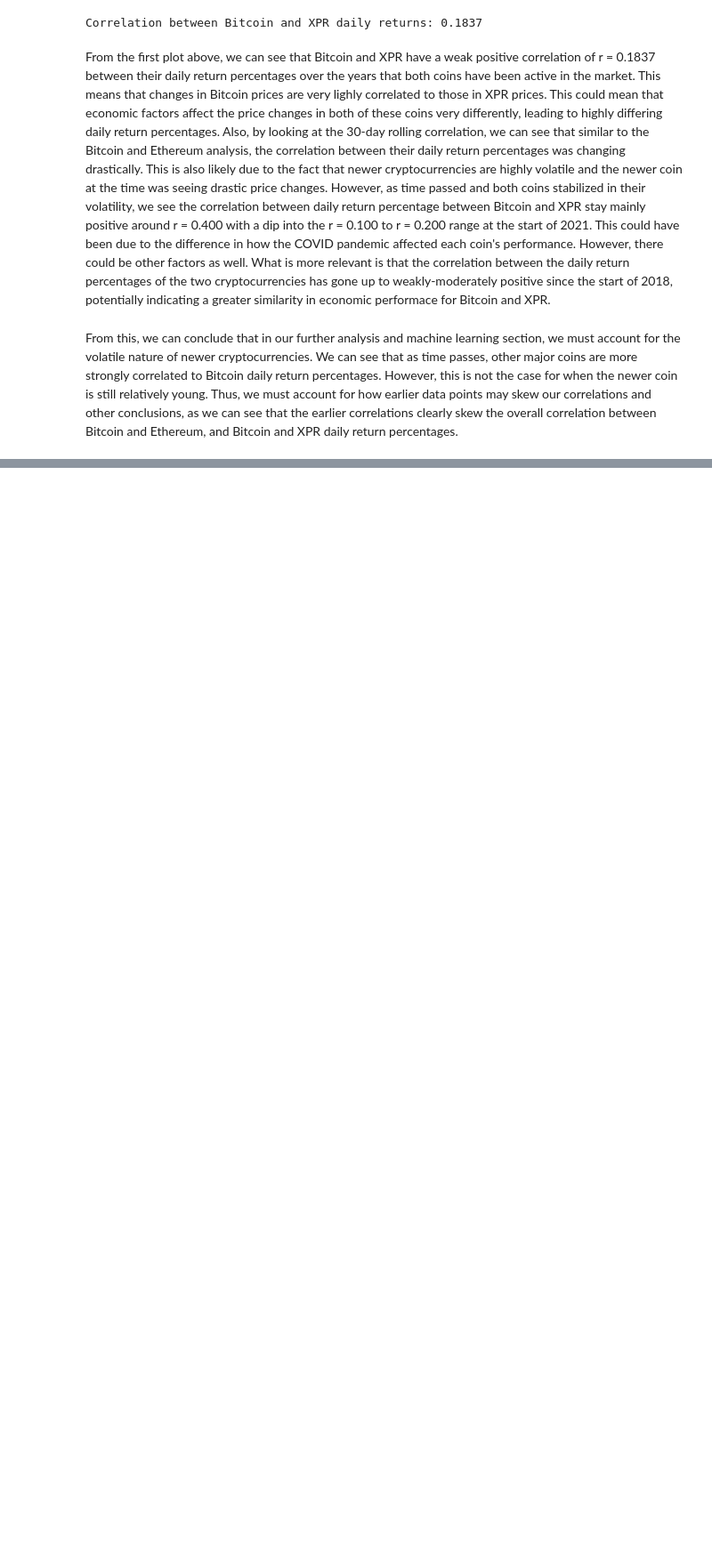
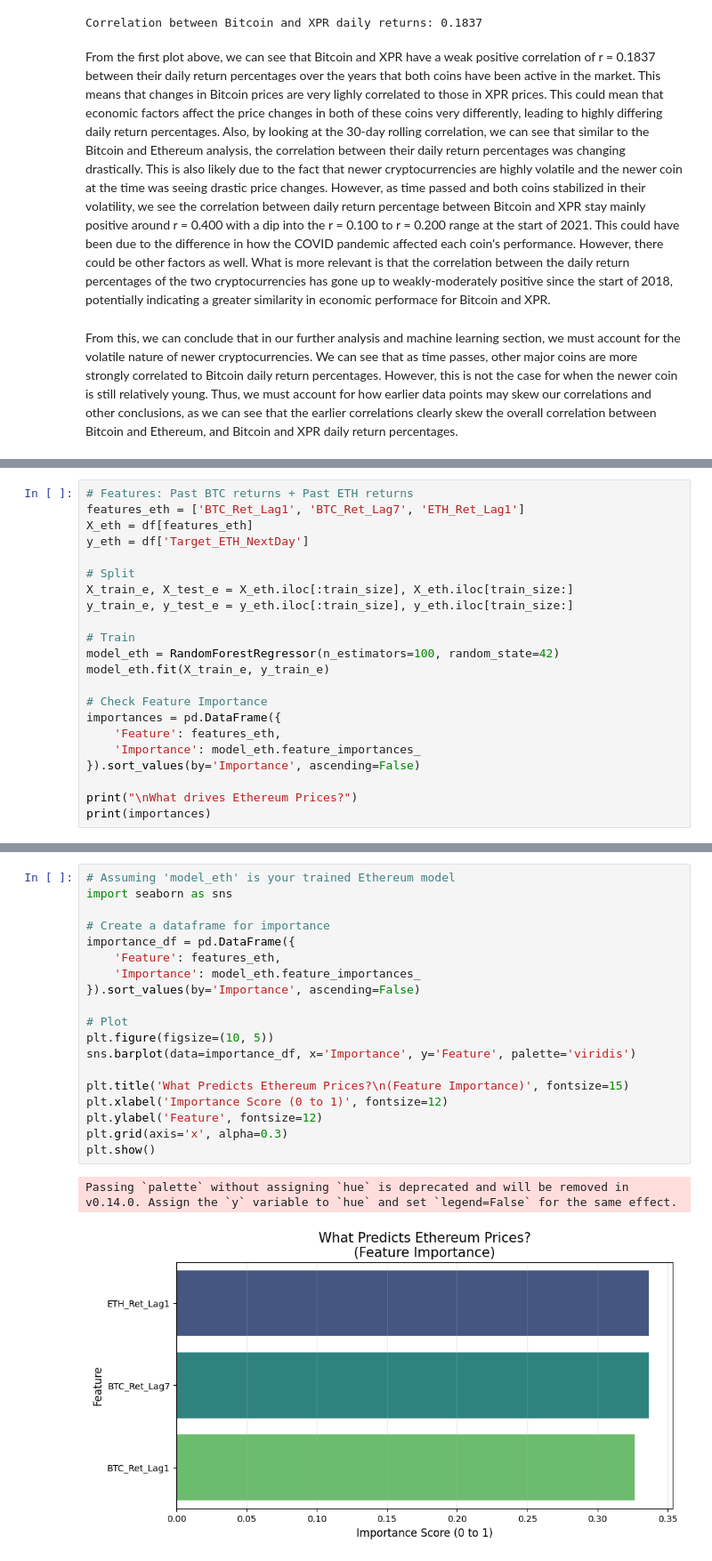
Before and after one commit to rjindal177/CMSC320-Final-Project, a Jupyter notebook: termProject.ipynb, the cells around one changed output, grey strips where cells are left out. Shown at 89% size. Cells and saved outputs as stored; diff of their text form; blank space fills up the shorter version.

```diff
--- a/termProject.ipynb
+++ b/termProject.ipynb
@@ -362,0 +511,22 @@ From this, we can conclude that in our further analysis and machine learning sec
+# %%
+# Features: Past BTC returns + Past ETH returns
+features_eth = ['BTC_Ret_Lag1', 'BTC_Ret_Lag7', 'ETH_Ret_Lag1']
+X_eth = df[features_eth]
+y_eth = df['Target_ETH_NextDay']
+
+# Split
+X_train_e, X_test_e = X_eth.iloc[:train_size], X_eth.iloc[train_size:]
+y_train_e, y_test_e = y_eth.iloc[:train_size], y_eth.iloc[train_size:]
+
+# Train
+model_eth = RandomForestRegressor(n_estimators=100, random_state=42)
+model_eth.fit(X_train_e, y_train_e)
+
+# Check Feature Importance
+importances = pd.DataFrame({
+    'Feature': features_eth,
+    'Importance': model_eth.feature_importances_
+}).sort_values(by='Importance', ascending=False)
+
+print("\nWhat drives Ethereum Prices?")
+print(importances)
@@ -362,0 +539,22 @@ From this, we can conclude that in our further analysis and machine learning sec
+# %%
+# Assuming 'model_eth' is your trained Ethereum model
+import seaborn as sns
+
+# Create a dataframe for importance
+importance_df = pd.DataFrame({
+    'Feature': features_eth,
+    'Importance': model_eth.feature_importances_
+}).sort_values(by='Importance', ascending=False)
+
+# Plot
+plt.figure(figsize=(10, 5))
+sns.barplot(data=importance_df, x='Importance', y='Feature', palette='viridis')
+
+plt.title('What Predicts Ethereum Prices?\n(Feature Importance)', fontsize=15)
+plt.xlabel('Importance Score (0 to 1)', fontsize=12)
+plt.ylabel('Feature', fontsize=12)
+plt.grid(axis='x', alpha=0.3)
+plt.show()
+# %% [output]
+Passing `palette` without assigning `hue` is deprecated and will be removed in v0.14.0. Assign the `y` variable to `hue` and set `legend=False` for the same effect.
+[figure, added]
```
Also changed, not shown: parts of 16 cells of this notebook.
